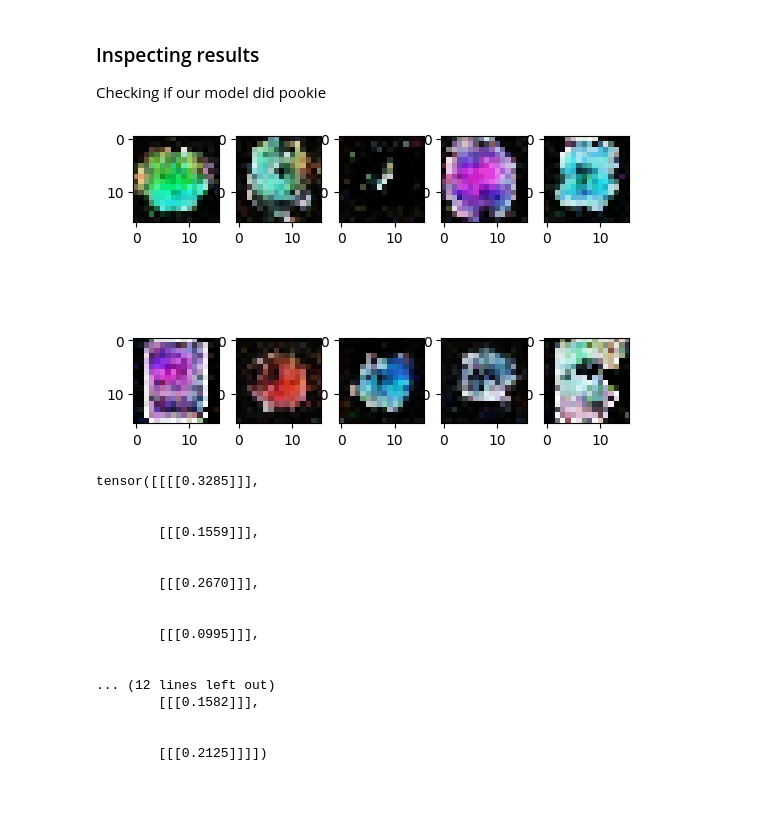
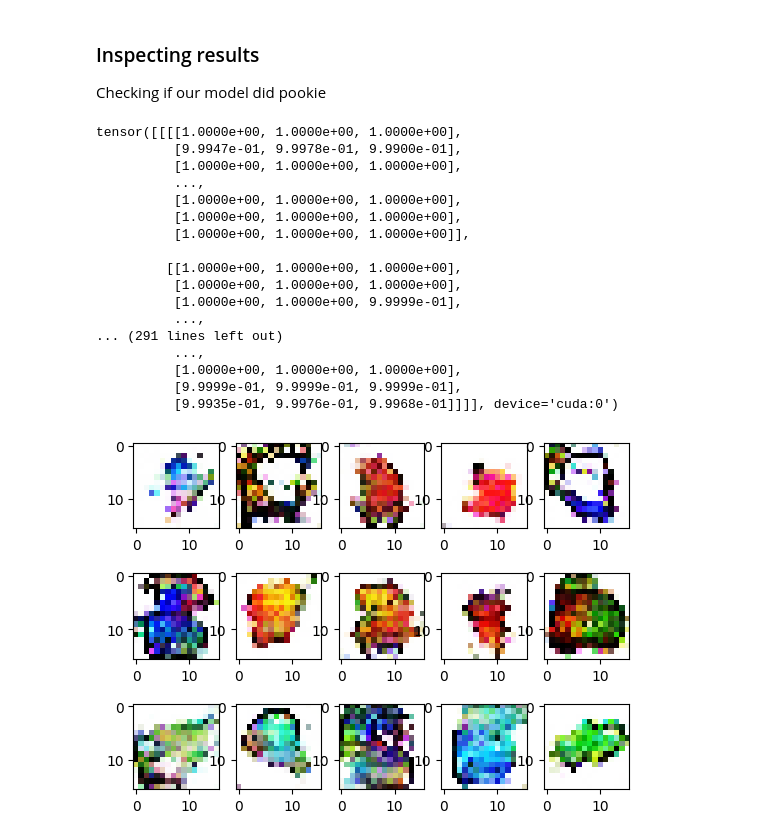
Before and after one commit to D21W12/deep-learning-squared, a Jupyter notebook: projects/sprites (GANs)/sprites.ipynb, the cells around one changed output. Saved outputs shown, nothing was run; the diff lists cells and outputs as text; code cells hidden in the pictures; blank space fills up the shorter version.

Commit message:
Updated sprites

```diff
--- a/projects/sprites (GANs)/sprites.ipynb
+++ b/projects/sprites (GANs)/sprites.ipynb
@@ -39,7 +39,7 @@ transforms = torchvision.transforms.Compose([
     torchvision.transforms.Normalize(0.5, 0.5)
 ])
 # %%
-images = os.path.join("data", "sprites.npy")
+images = os.path.join("sprites.npy")
 
 sprites = Sprites(images=images, transform=transforms)
 
@@ -230,7 +230,7 @@ class GAN:
             D_losses = []
             G_losses = []
 
-            for real_X, _ in tqdm(data, f"Epoch {epoch +1}"):
+            for real_X in tqdm(data, f"Epoch {epoch +1}"):
 
                 batch_size = real_X.shape
 
@@ -240,7 +240,7 @@ class GAN:
                 fake_X = self._gen(Z).detach()
                 fake_Y = self._dis(fake_X)
 
-                real_Y = self._dis(real_X)
+                real_Y = self._dis(real_X.permute(0, 3, 1, 2).to(device))
 
                 ones = torch.ones_like(real_Y)
                 zeros = torch.zeros_like(fake_Y)
@@ -287,6 +287,6 @@ gan = GAN(
 # %%
 gan.train(
     data=dataloader,
-    epochs=10
+    epochs=50
 )
 # %% [output]
@@ -314,40 +319,37 @@ Average generator loss:  1.71
 ### Inspecting results
 Checking if our model did pookie
 # %%
-Z = torch.normal(0, 1, size=(10, 100, 1, 1), device=device)
+Z = torch.normal(0, 1, size=(15, 100, 1, 1), device=device)
 
 with torch.no_grad():
     images = gan._gen(Z)
     labels = gan._dis(images)
 
-images = images.permute(0, 2, 3, 1) / 2 + 0.5
+images = images.permute(0, 2, 3, 1)/2+0.5
 # %%
-fig, axis = plt.subplots(2, 5)
+fig, axis = plt.subplots(3, 5)
 axis = axis.flatten()
 
-for i in range(10):
-    axis[i].imshow(images[i])
+for i in range(15):
+    axis[i].imshow(images.cpu()[i])
 
 plt.show()
 # %% [output]
+tensor([[[[1.0000e+00, 1.0000e+00, 1.0000e+00],
+          [9.9947e-01, 9.9978e-01, 9.9900e-01],
+          [1.0000e+00, 1.0000e+00, 1.0000e+00],
+          ...,
+          [1.0000e+00, 1.0000e+00, 1.0000e+00],
+          [1.0000e+00, 1.0000e+00, 1.0000e+00],
+          [1.0000e+00, 1.0000e+00, 1.0000e+00]],
+
+         [[1.0000e+00, 1.0000e+00, 1.0000e+00],
+          [1.0000e+00, 1.0000e+00, 1.0000e+00],
+          [1.0000e+00, 1.0000e+00, 9.9999e-01],
+          ...,
+... (291 lines left out)
+          ...,
+          [1.0000e+00, 1.0000e+00, 1.0000e+00],
+          [9.9999e-01, 9.9999e-01, 9.9999e-01],
+          [9.9935e-01, 9.9976e-01, 9.9968e-01]]]], device='cuda:0')
-[figure, old version]
+[figure, new version]
-# %%
-print(labels)
-# %% [output]
-tensor([[[[0.3285]]],
-
-
-        [[[0.1559]]],
-
-
-        [[[0.2670]]],
-
-
-        [[[0.0995]]],
-
-
-... (12 lines left out)
-        [[[0.1582]]],
-
-
-        [[[0.2125]]]])
```
Also changed, not shown: parts of 3 cells of this notebook.
